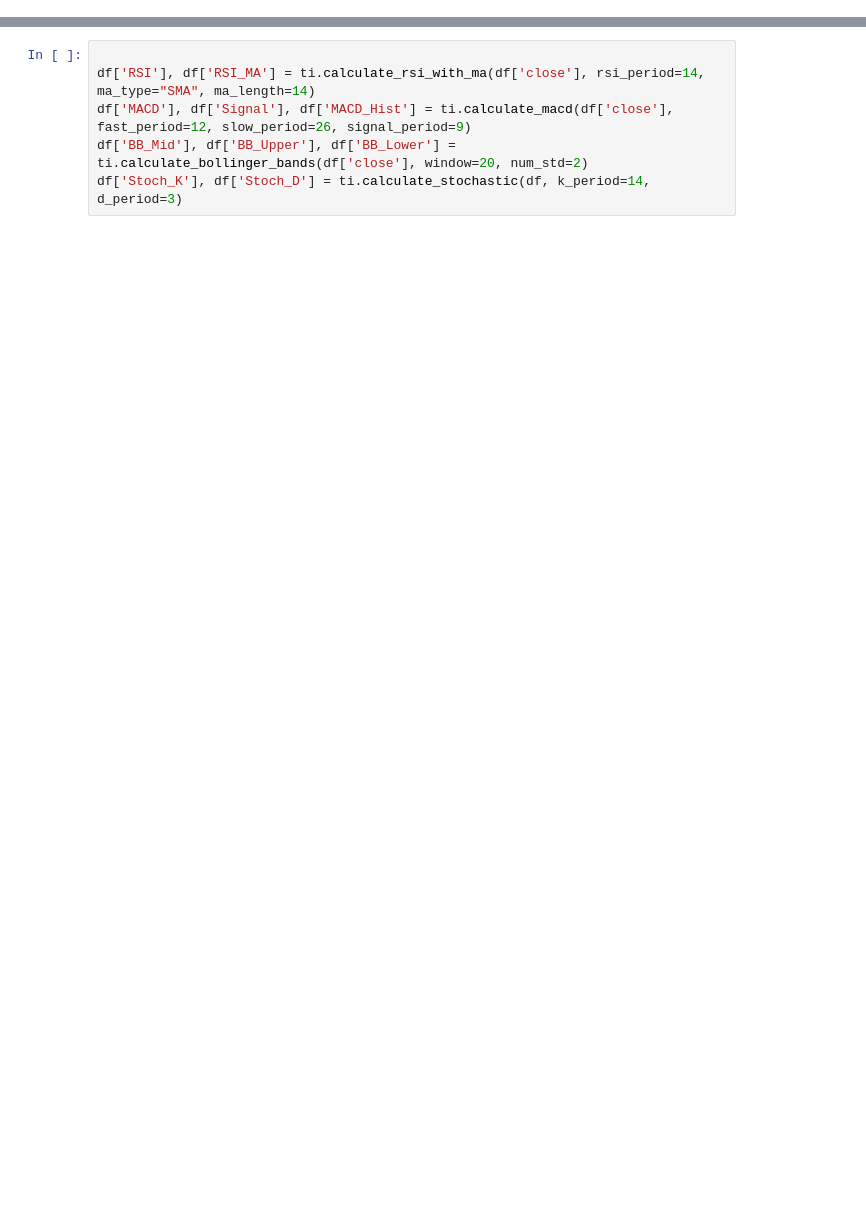
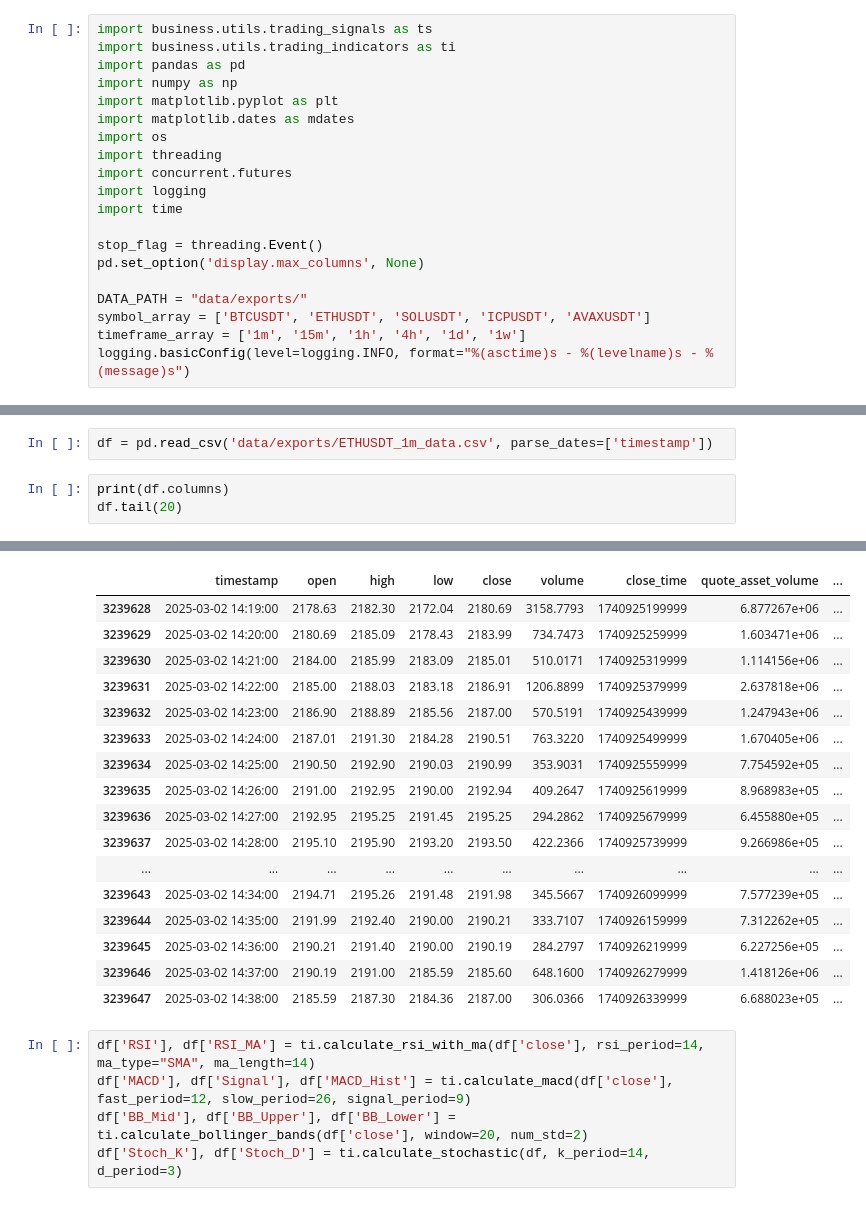
Before and after one commit to bvermes/crypto_bi, a Jupyter notebook: trading_strategy_sandbox.ipynb, the cells around one changed output, grey strips where cells are left out. Drawn from its saved outputs; the diff is of its cells as text; blank space fills up the shorter version.

Commit message:
feat: manual price signals

```diff
--- a/trading_strategy_sandbox.ipynb
+++ b/trading_strategy_sandbox.ipynb
@@ -0,0 +1,20 @@
+# %%
+import business.utils.trading_signals as ts
+import business.utils.trading_indicators as ti
+import pandas as pd
+import numpy as np
+import matplotlib.pyplot as plt
+import matplotlib.dates as mdates
+import os
+import threading
+import concurrent.futures
+import logging
+import time
+
+stop_flag = threading.Event()
+pd.set_option('display.max_columns', None)
+
+DATA_PATH = "data/exports/"
+symbol_array = ['BTCUSDT', 'ETHUSDT', 'SOLUSDT', 'ICPUSDT', 'AVAXUSDT']
+timeframe_array = ['1m', '15m', '1h', '4h', '1d', '1w']
+logging.basicConfig(level=logging.INFO, format="%(asctime)s - %(levelname)s - %(message)s")
@@ -0,0 +100,6 @@
+# %%
+df = pd.read_csv('data/exports/ETHUSDT_1m_data.csv', parse_dates=['timestamp'])
+# %%
+print(df.columns)
+df.tail(20)
+# %% [output]
@@ -1,5 +125,21 @@
+|  | timestamp | open | high | low | close | volume | close_time | quote_asset_volume | ... |
+| 3239628 | 2025-03-02 14:19:00 | 2178.63 | 2182.30 | 2172.04 | 2180.69 | 3158.7793 | 1740925199999 | 6.877267e+06 | ... |
+| 3239629 | 2025-03-02 14:20:00 | 2180.69 | 2185.09 | 2178.43 | 2183.99 | 734.7473 | 1740925259999 | 1.603471e+06 | ... |
+| 3239630 | 2025-03-02 14:21:00 | 2184.00 | 2185.99 | 2183.09 | 2185.01 | 510.0171 | 1740925319999 | 1.114156e+06 | ... |
+| 3239631 | 2025-03-02 14:22:00 | 2185.00 | 2188.03 | 2183.18 | 2186.91 | 1206.8899 | 1740925379999 | 2.637818e+06 | ... |
+| 3239632 | 2025-03-02 14:23:00 | 2186.90 | 2188.89 | 2185.56 | 2187.00 | 570.5191 | 1740925439999 | 1.247943e+06 | ... |
+| 3239633 | 2025-03-02 14:24:00 | 2187.01 | 2191.30 | 2184.28 | 2190.51 | 763.3220 | 1740925499999 | 1.670405e+06 | ... |
+| 3239634 | 2025-03-02 14:25:00 | 2190.50 | 2192.90 | 2190.03 | 2190.99 | 353.9031 | 1740925559999 | 7.754592e+05 | ... |
+| 3239635 | 2025-03-02 14:26:00 | 2191.00 | 2192.95 | 2190.00 | 2192.94 | 409.2647 | 1740925619999 | 8.968983e+05 | ... |
+| 3239636 | 2025-03-02 14:27:00 | 2192.95 | 2195.25 | 2191.45 | 2195.25 | 294.2862 | 1740925679999 | 6.455880e+05 | ... |
+| 3239637 | 2025-03-02 14:28:00 | 2195.10 | 2195.90 | 2193.20 | 2193.50 | 422.2366 | 1740925739999 | 9.266986e+05 | ... |
+| ... | ... | ... | ... | ... | ... | ... | ... | ... | ... |
+| 3239643 | 2025-03-02 14:34:00 | 2194.71 | 2195.26 | 2191.48 | 2191.98 | 345.5667 | 1740926099999 | 7.577239e+05 | ... |
+| 3239644 | 2025-03-02 14:35:00 | 2191.99 | 2192.40 | 2190.00 | 2190.21 | 333.7107 | 1740926159999 | 7.312262e+05 | ... |
+| 3239645 | 2025-03-02 14:36:00 | 2190.21 | 2191.40 | 2190.00 | 2190.19 | 284.2797 | 1740926219999 | 6.227256e+05 | ... |
+| 3239646 | 2025-03-02 14:37:00 | 2190.19 | 2191.00 | 2185.59 | 2185.60 | 648.1600 | 1740926279999 | 1.418126e+06 | ... |
+| 3239647 | 2025-03-02 14:38:00 | 2185.59 | 2187.30 | 2184.36 | 2187.00 | 306.0366 | 1740926339999 | 6.688023e+05 | ... |
 # %%
-
 df['RSI'], df['RSI_MA'] = ti.calculate_rsi_with_ma(df['close'], rsi_period=14, ma_type="SMA", ma_length=14)
 df['MACD'], df['Signal'], df['MACD_Hist'] = ti.calculate_macd(df['close'], fast_period=12, slow_period=26, signal_period=9)
 df['BB_Mid'], df['BB_Upper'], df['BB_Lower'] = ti.calculate_bollinger_bands(df['close'], window=20, num_std=2)
```
Also changed, not shown: parts of 7 cells of this notebook, 7 other files.
